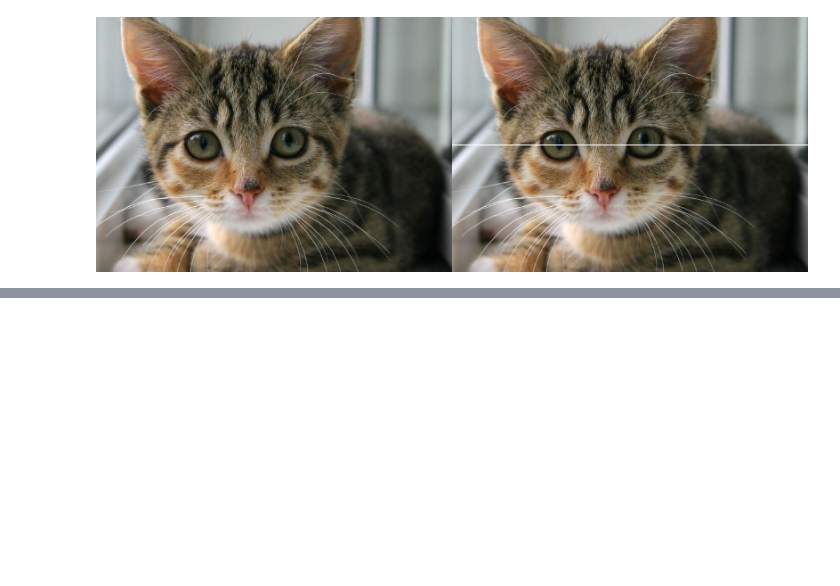
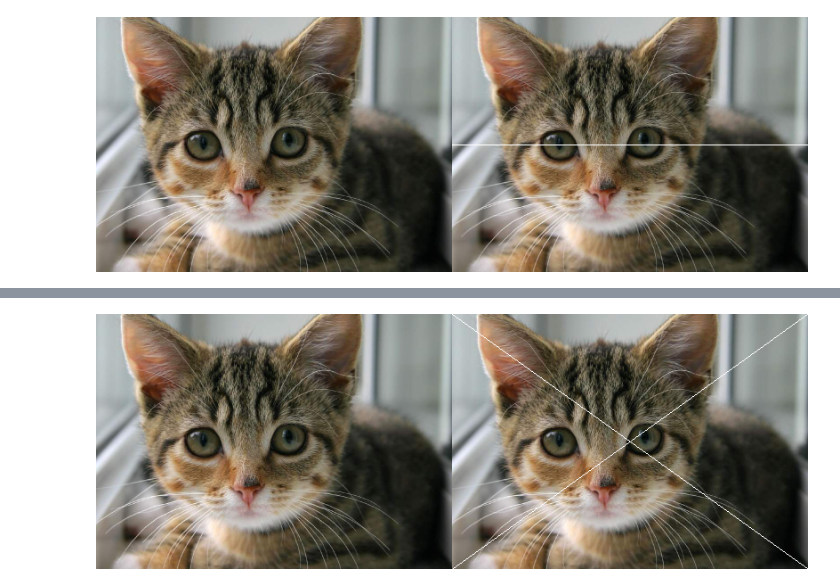
Before and after one commit to rsakml/PCVK_Genap_2022, a Jupyter notebook: Week1.ipynb, the cells around one changed output, grey strips where cells are left out. Saved outputs shown, nothing was run; the diff lists cells and outputs as text; code cells hidden in the pictures; blank space fills up the shorter version.

```diff
--- a/Week1.ipynb
+++ b/Week1.ipynb
@@ -47,0 +65,21 @@ cv2_imshow(final_frame)
+# %%
+# Buat garis vertikal dan garis menyilang diagonal pada image keluaran
+
+
+image_2 = cv.cvtColor(image, cv.COLOR_BGR2RGB)
+image_3 = cv.cvtColor(image, cv.COLOR_BGR2RGB)
+
+#membuat garis menyilang diagonal ditengah image
+diagonal = (0,0)
+diagonal2 = (400,0)
+
+diagonalend = (400,286)
+diagonalend2 = (0,286)
+
+cv.line(image_3, diagonal, diagonalend, (255,255,255), 1)
+cv.line(image_3, diagonal2, diagonalend2, (255,255,255), 1)
+
+final_frame = cv.hconcat((image_2, image_3))
+cv2_imshow(final_frame)
+# %% [output]
+[figure, added]
```
Also changed, not shown: parts of 4 cells of this notebook.
